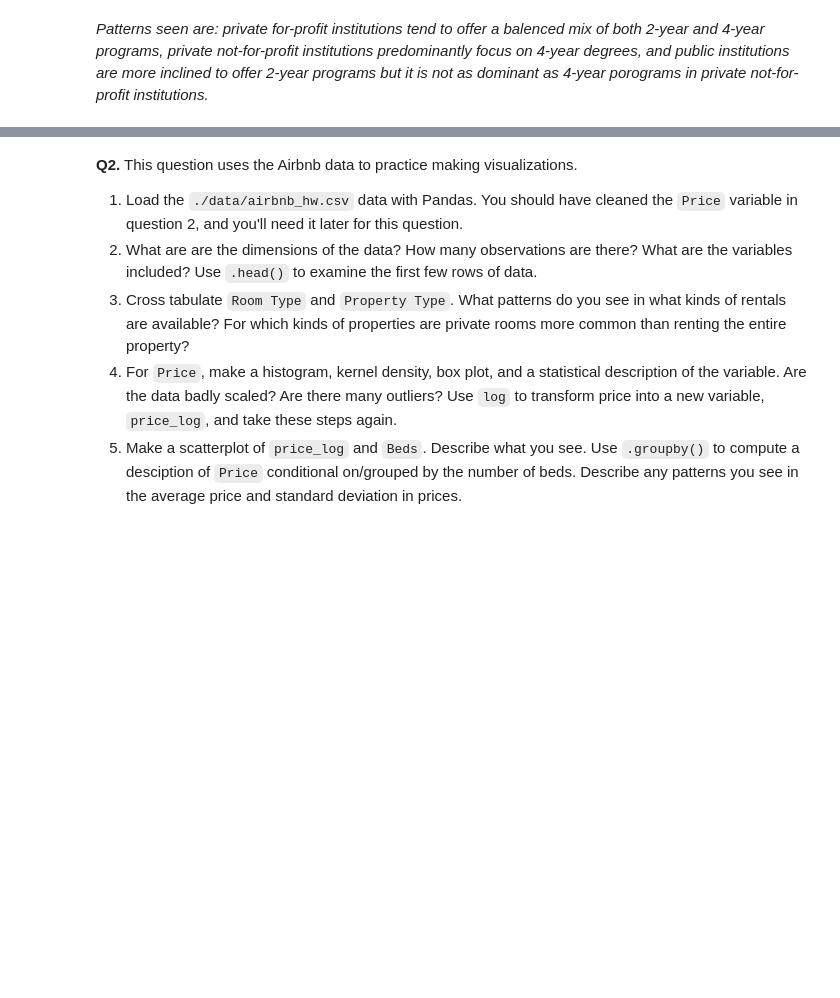
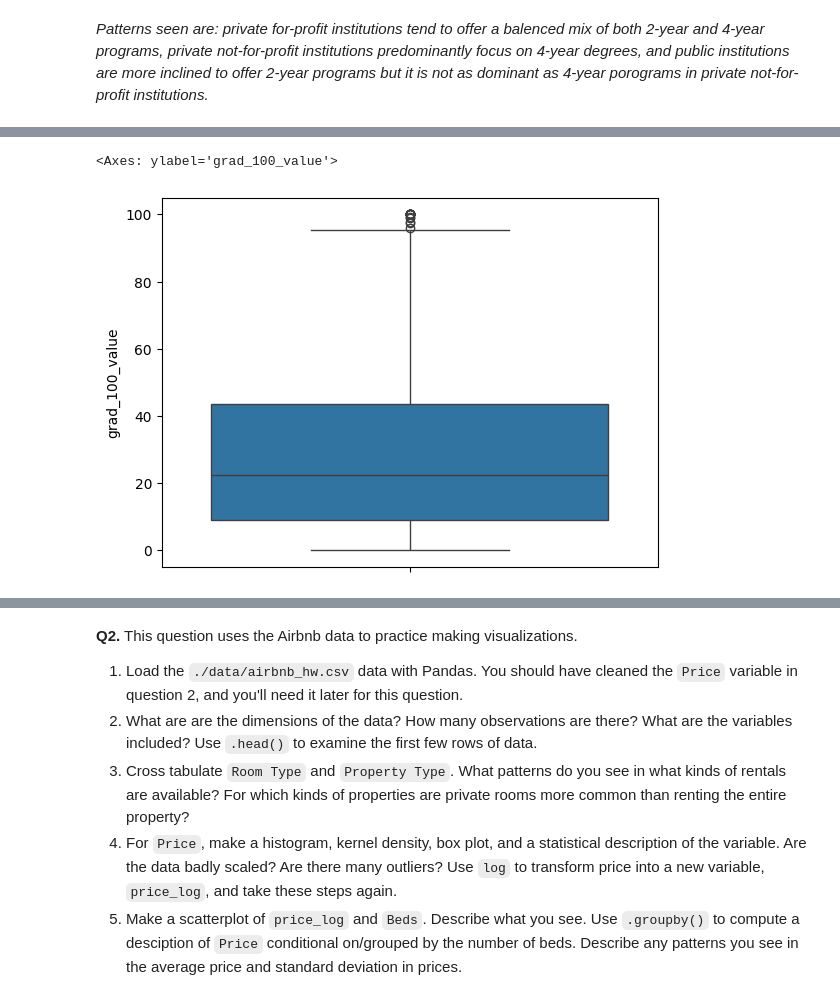
Before and after one commit to ryandinnh/visualization, a Jupyter notebook: assignment/assignment.ipynb, the cells around one changed output, grey strips where cells are left out. Cells and saved outputs as stored; diff of their text form; code cells hidden in the pictures; blank space fills up the shorter version.

```diff
--- a/assignment/assignment.ipynb
+++ b/assignment/assignment.ipynb
@@ -81,0 +93,6 @@ pd.crosstab(control, level)
+# %%
+#boxplot
+sns.boxplot(df[var])
+# %% [output]
+<Axes: ylabel='grad_100_value'>
+[figure, added]
```
Also changed, not shown: parts of 57 cells of this notebook, 3 other files.
